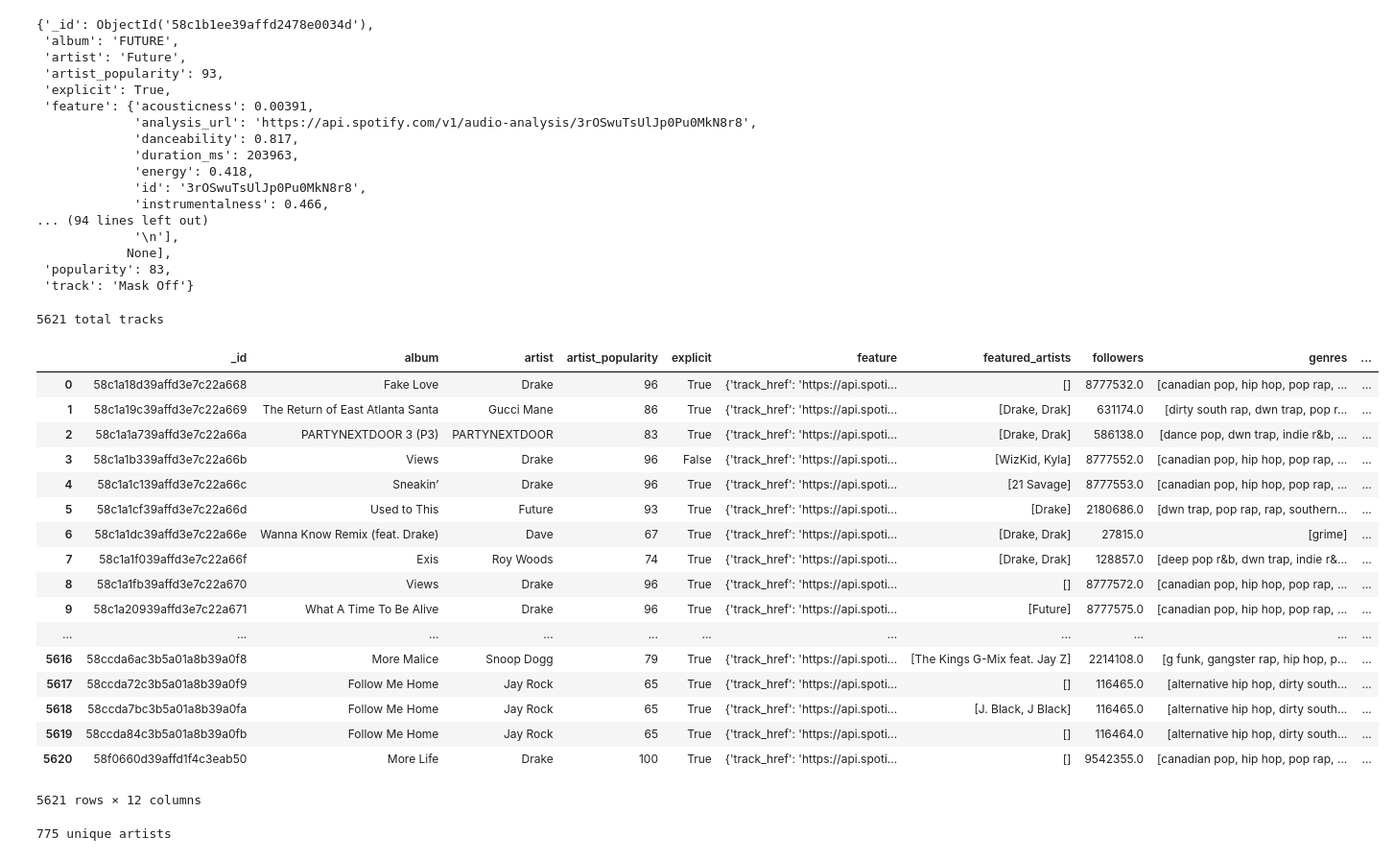
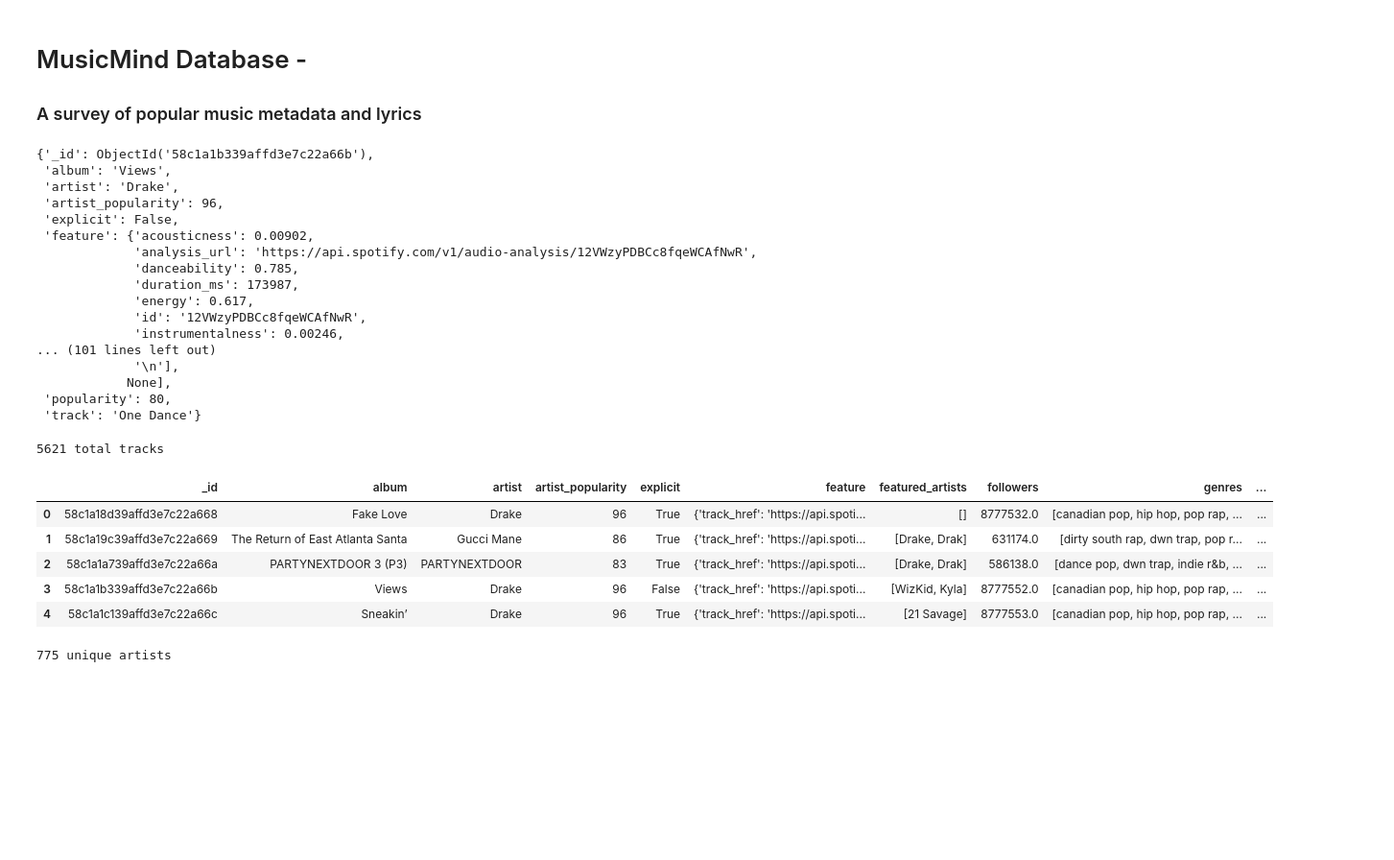
Before and after one commit to majickdave/musicmind_collector, a Jupyter notebook: musicmind.ipynb, the cells around one changed output. Shown at 96% size. Drawn from its saved outputs; the diff is of its cells as text; code cells hidden in the pictures; blank space fills up the shorter version.

Commit message:
fixed mongo and album puller

```diff
--- a/musicmind.ipynb
+++ b/musicmind.ipynb
@@ -1,3 +6,7 @@
+# %% [markdown]
+# MusicMind Database -
+
+### A survey of popular music metadata and lyrics
 # %%
 import pprint
 from pymongo.mongo_client import MongoClient
@@ -10,27 +19,27 @@ posts = db.posts
 
 
 
-collection = posts.find_one({'artist': 'Future', 'track': 'Mask Off'})
+collection = posts.find_one({'artist': 'Drake', 'track': 'One Dance'})
 
 pprint.pprint(collection)
 # %% [output]
-{'_id': ObjectId('58c1b1ee39affd2478e0034d'),
- 'album': 'FUTURE',
- 'artist': 'Future',
- 'artist_popularity': 93,
- 'explicit': True,
- 'feature': {'acousticness': 0.00391,
-             'analysis_url': 'https://api.spotify.com/v1/audio-analysis/3rOSwuTsUlJp0Pu0MkN8r8',
-             'danceability': 0.817,
-             'duration_ms': 203963,
-             'energy': 0.418,
-             'id': '3rOSwuTsUlJp0Pu0MkN8r8',
-             'instrumentalness': 0.466,
-... (94 lines left out)
+{'_id': ObjectId('58c1a1b339affd3e7c22a66b'),
+ 'album': 'Views',
+ 'artist': 'Drake',
+ 'artist_popularity': 96,
+ 'explicit': False,
+ 'feature': {'acousticness': 0.00902,
+             'analysis_url': 'https://api.spotify.com/v1/audio-analysis/12VWzyPDBCc8fqeWCAfNwR',
+             'danceability': 0.785,
+             'duration_ms': 173987,
+             'energy': 0.617,
+             'id': '12VWzyPDBCc8fqeWCAfNwR',
+             'instrumentalness': 0.00246,
+... (101 lines left out)
              '\n'],
             None],
- 'popularity': 83,
- 'track': 'Mask Off'}
+ 'popularity': 80,
+ 'track': 'One Dance'}
 # %%
 total_tracks = posts.count()
 
@@ -40,27 +49,15 @@ print(total_tracks, "total tracks")
 # %%
 import pandas as pd
 
 df =pd.DataFrame(list(posts.find()))
-df
+df.head()
 # %% [output]
 |  | _id | album | artist | artist_popularity | explicit | feature | featured_artists | followers | genres | ... |
 | 0 | 58c1a18d39affd3e7c22a668 | Fake Love | Drake | 96 | True | {'track_href': 'https://api.spoti... | [] | 8777532.0 | [canadian pop, hip hop, pop rap, ... | ... |
 | 1 | 58c1a19c39affd3e7c22a669 | The Return of East Atlanta Santa | Gucci Mane | 86 | True | {'track_href': 'https://api.spoti... | [Drake, Drak] | 631174.0 | [dirty south rap, dwn trap, pop r... | ... |
 | 2 | 58c1a1a739affd3e7c22a66a | PARTYNEXTDOOR 3 (P3) | PARTYNEXTDOOR | 83 | True | {'track_href': 'https://api.spoti... | [Drake, Drak] | 586138.0 | [dance pop, dwn trap, indie r&b, ... | ... |
 | 3 | 58c1a1b339affd3e7c22a66b | Views | Drake | 96 | False | {'track_href': 'https://api.spoti... | [WizKid, Kyla] | 8777552.0 | [canadian pop, hip hop, pop rap, ... | ... |
 | 4 | 58c1a1c139affd3e7c22a66c | Sneakin’ | Drake | 96 | True | {'track_href': 'https://api.spoti... | [21 Savage] | 8777553.0 | [canadian pop, hip hop, pop rap, ... | ... |
-| 5 | 58c1a1cf39affd3e7c22a66d | Used to This | Future | 93 | True | {'track_href': 'https://api.spoti... | [Drake] | 2180686.0 | [dwn trap, pop rap, rap, southern... | ... |
-| 6 | 58c1a1dc39affd3e7c22a66e | Wanna Know Remix (feat. Drake) | Dave | 67 | True | {'track_href': 'https://api.spoti... | [Drake, Drak] | 27815.0 | [grime] | ... |
-| 7 | 58c1a1f039affd3e7c22a66f | Exis | Roy Woods | 74 | True | {'track_href': 'https://api.spoti... | [Drake, Drak] | 128857.0 | [deep pop r&b, dwn trap, indie r&... | ... |
-| 8 | 58c1a1fb39affd3e7c22a670 | Views | Drake | 96 | True | {'track_href': 'https://api.spoti... | [] | 8777572.0 | [canadian pop, hip hop, pop rap, ... | ... |
-| 9 | 58c1a20939affd3e7c22a671 | What A Time To Be Alive | Drake | 96 | True | {'track_href': 'https://api.spoti... | [Future] | 8777575.0 | [canadian pop, hip hop, pop rap, ... | ... |
-| ... | ... | ... | ... | ... | ... | ... | ... | ... | ... | ... |
-| 5616 | 58ccda6ac3b5a01a8b39a0f8 | More Malice | Snoop Dogg | 79 | True | {'track_href': 'https://api.spoti... | [The Kings G-Mix feat. Jay Z] | 2214108.0 | [g funk, gangster rap, hip hop, p... | ... |
-| 5617 | 58ccda72c3b5a01a8b39a0f9 | Follow Me Home | Jay Rock | 65 | True | {'track_href': 'https://api.spoti... | [] | 116465.0 | [alternative hip hop, dirty south... | ... |
-| 5618 | 58ccda7bc3b5a01a8b39a0fa | Follow Me Home | Jay Rock | 65 | True | {'track_href': 'https://api.spoti... | [J. Black, J Black] | 116465.0 | [alternative hip hop, dirty south... | ... |
-| 5619 | 58ccda84c3b5a01a8b39a0fb | Follow Me Home | Jay Rock | 65 | True | {'track_href': 'https://api.spoti... | [] | 116464.0 | [alternative hip hop, dirty south... | ... |
-| 5620 | 58f0660d39affd1f4c3eab50 | More Life | Drake | 100 | True | {'track_href': 'https://api.spoti... | [] | 9542355.0 | [canadian pop, hip hop, pop rap, ... | ... |
-5621 rows × 12 columns
 # %%
 print(len(df['artist'].unique()), "unique artists")
 # %% [output]
```
Also changed, not shown: parts of 22 cells of this notebook, 4 other files.
